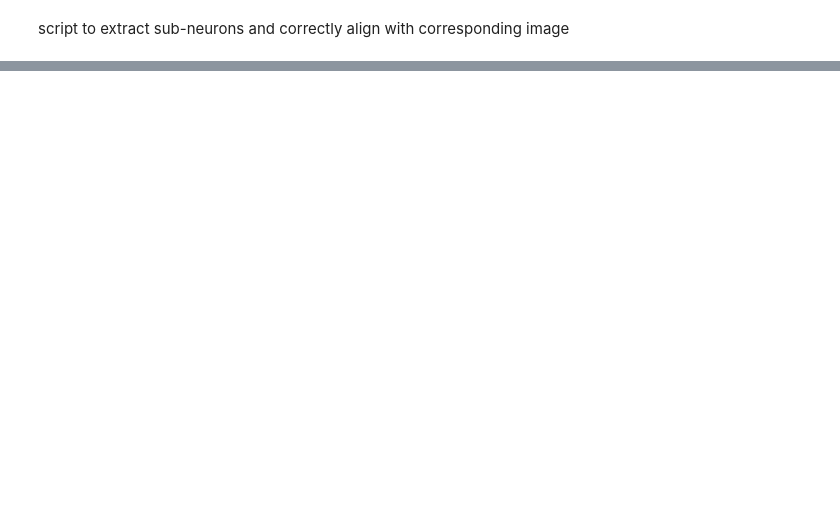
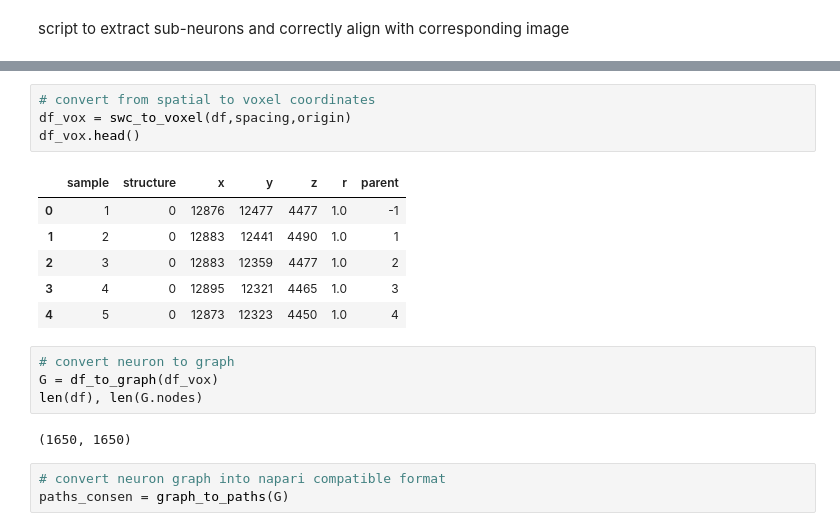
Before and after one commit to jtrieu2/mouselit, a Jupyter notebook: victor/code/Dec 6.ipynb, the cells around one changed output, grey strips where cells are left out. Saved outputs shown, nothing was run; the diff lists cells and outputs as text; blank space fills up the shorter version.

```diff
--- a/victor/code/Dec 6.ipynb
+++ b/victor/code/Dec 6.ipynb
@@ -28,0 +213,20 @@ import napari
+# %%
+# convert from spatial to voxel coordinates
+df_vox = swc_to_voxel(df,spacing,origin)
+df_vox.head()
+# %% [output]
+|  | sample | structure | x | y | z | r | parent |
+| 0 | 1 | 0 | 12876 | 12477 | 4477 | 1.0 | -1 |
+| 1 | 2 | 0 | 12883 | 12441 | 4490 | 1.0 | 1 |
+| 2 | 3 | 0 | 12883 | 12359 | 4477 | 1.0 | 2 |
+| 3 | 4 | 0 | 12895 | 12321 | 4465 | 1.0 | 3 |
+| 4 | 5 | 0 | 12873 | 12323 | 4450 | 1.0 | 4 |
+# %%
+# convert neuron to graph
+G = df_to_graph(df_vox)
+len(df), len(G.nodes)
+# %% [output]
+(1650, 1650)
+# %%
+# convert neuron graph into napari compatible format
+paths_consen = graph_to_paths(G)
```
Also changed, not shown: parts of 16 cells of this notebook, 4 other files.
